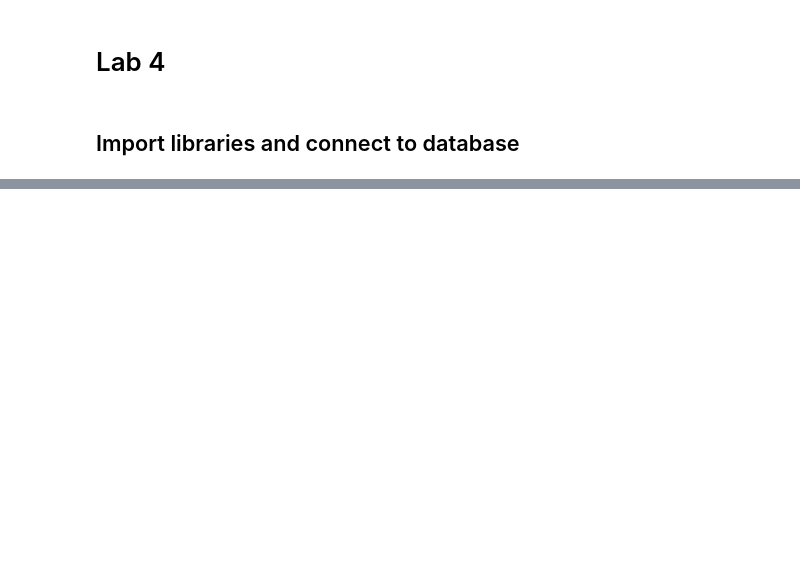
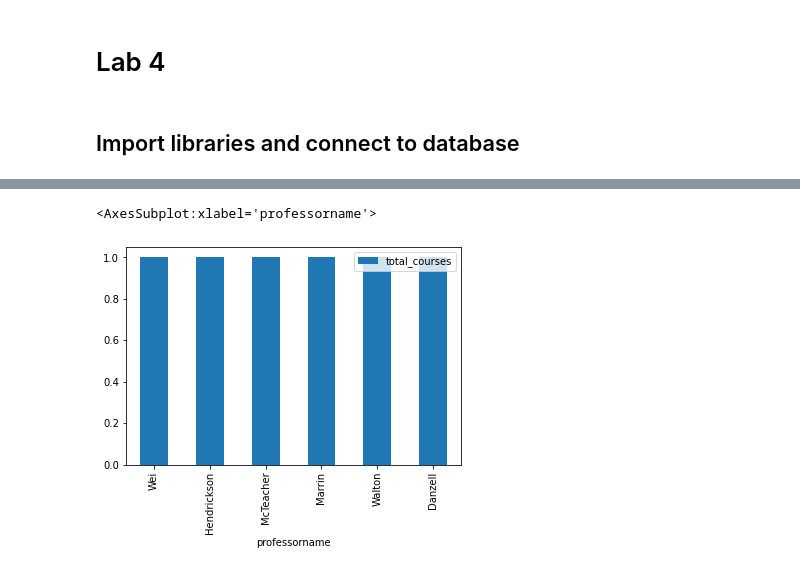
Before and after one commit to DyMarti/ia340, a Jupyter notebook: Lab4.ipynb, the cells around one changed output, grey strips where cells are left out. Cells and saved outputs as stored; diff of their text form; code cells hidden in the pictures; blank space fills up the shorter version.

```diff
--- a/Lab4.ipynb
+++ b/Lab4.ipynb
@@ -27,0 +85,6 @@ NameError: name 'conn' is not defined
+# %%
+df=pandas.read_sql_query(sql_q4,conn)
+df.plot.bar(y='total_courses', x='professorname')
+# %% [output]
+<AxesSubplot:xlabel='professorname'>
+[figure, added]
```
Also changed, not shown: parts of 40 cells of this notebook.
